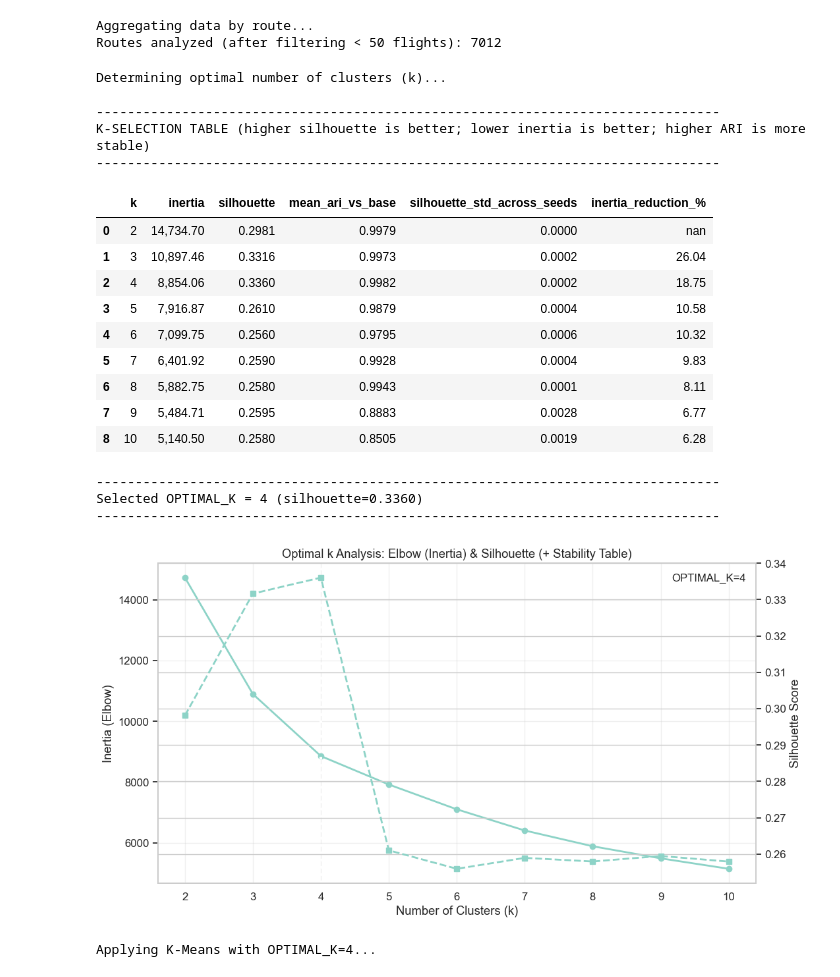
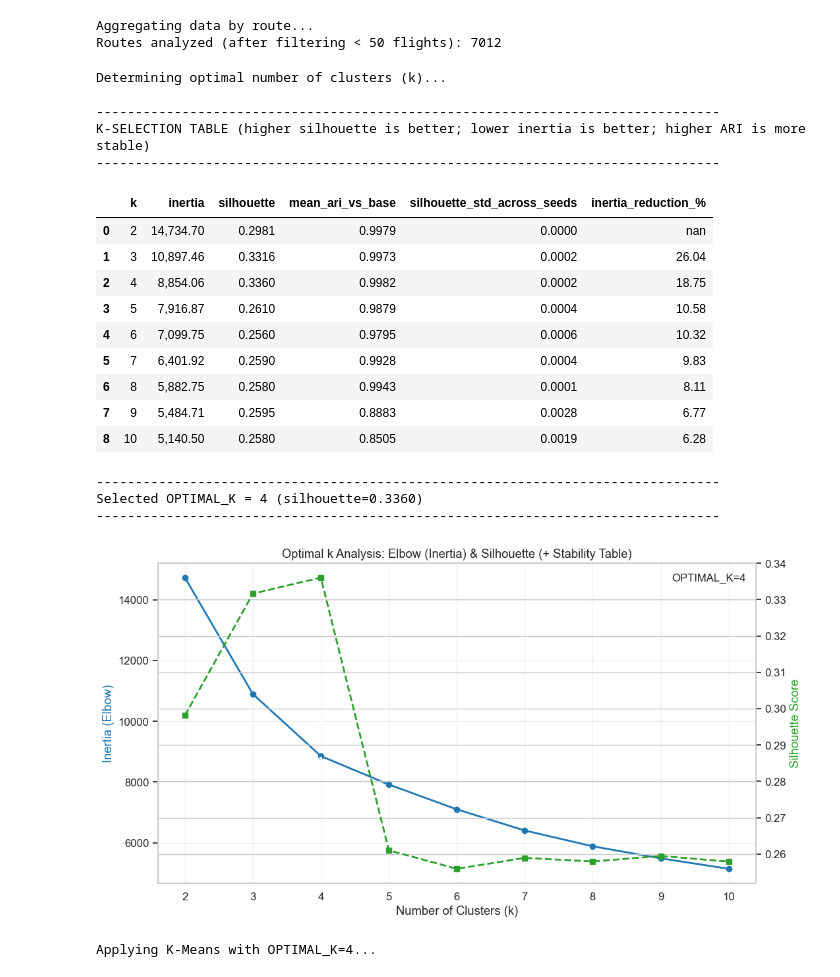
Before and after one commit to GuilhermeDellatin/fiap-machine-learning-tech-challenge-3, a Jupyter notebook: route-clustering-best_prod.ipynb, the cells around one changed output. Saved outputs shown, nothing was run; the diff lists cells and outputs as text; code cells hidden in the pictures.

```diff
--- a/route-clustering-best_prod.ipynb
+++ b/route-clustering-best_prod.ipynb
@@ -82,7 +82,7 @@ Routes analyzed (after filtering < 50 flights): 7012
 features = ['avg_delay', 'avg_distance', 'log_frequency']
 X = df_routes[features]
 
-# Standardize features (Mean=0, Std=1)  ✅ CRITICAL
+# Standardize features (Mean=0, Std=1)
 scaler = StandardScaler()
 X_scaled = scaler.fit_transform(X)
 
@@ -172,41 +172,42 @@ print("-"*80)
 # 3.2 Plots: Elbow (inertia) + Silhouette (with OPTIMAL_K marker)
 # ----------------------------------------------------------------------
 fig, ax1 = plt.subplots(figsize=(11, 6))
-
+color_blue = 'tab:blue'
 ax1.set_xlabel('Number of Clusters (k)')
-ax1.set_ylabel('Inertia (Elbow)')
-ax1.plot(df_k["k"], df_k["inertia"], marker='o', linewidth=2)
+ax1.set_ylabel('Inertia (Elbow)', color=color_blue)
+ax1.plot(df_k["k"], df_k["inertia"], marker='o', color=color_blue, linewidth=2)
 ax1.axvline(x=OPTIMAL_K, linestyle=':', linewidth=3, label=f'OPTIMAL_K={OPTIMAL_K}')
 ax1.grid(True, alpha=0.3)
 
 ax2 = ax1.twinx()
-ax2.set_ylabel('Silhouette Score')
-ax2.plot(df_k["k"], df_k["silhouette"], marker='s', linestyle='--', linewidth=2)
+color_green = 'tab:green'
+ax2.set_ylabel('Silhouette Score', color=color_green)
+ax2.plot(df_k["k"], df_k["silhouette"], marker='s', linestyle='--', color=color_green, linewidth=2)
 
 plt.title('Optimal k Analysis: Elbow (Inertia) & Silhouette (+ Stability Table)')
 ax1.legend(loc='best')
 plt.tight_layout()
 plt.show()
 # %% [output]
 Determining optimal number of clusters (k)...
 
 --------------------------------------------------------------------------------
 K-SELECTION TABLE (higher silhouette is better; lower inertia is better; higher ARI is more stable)
 --------------------------------------------------------------------------------
 |  | k | inertia | silhouette | mean_ari_vs_base | silhouette_std_across_seeds | inertia_reduction_% |
 | 0 | 2 | 14,734.70 | 0.2981 | 0.9979 | 0.0000 | nan |
 | 1 | 3 | 10,897.46 | 0.3316 | 0.9973 | 0.0002 | 26.04 |
 | 2 | 4 | 8,854.06 | 0.3360 | 0.9982 | 0.0002 | 18.75 |
 | 3 | 5 | 7,916.87 | 0.2610 | 0.9879 | 0.0004 | 10.58 |
 | 4 | 6 | 7,099.75 | 0.2560 | 0.9795 | 0.0006 | 10.32 |
 | 5 | 7 | 6,401.92 | 0.2590 | 0.9928 | 0.0004 | 9.83 |
 | 6 | 8 | 5,882.75 | 0.2580 | 0.9943 | 0.0001 | 8.11 |
 | 7 | 9 | 5,484.71 | 0.2595 | 0.8883 | 0.0028 | 6.77 |
 | 8 | 10 | 5,140.50 | 0.2580 | 0.8505 | 0.0019 | 6.28 |
 --------------------------------------------------------------------------------
 Selected OPTIMAL_K = 4 (silhouette=0.3360)
 --------------------------------------------------------------------------------
-[figure, old version]
+[figure, new version]
 # %%
 # ==============================================================================
 # 4. CLUSTERING MODEL (K-Means)
```
